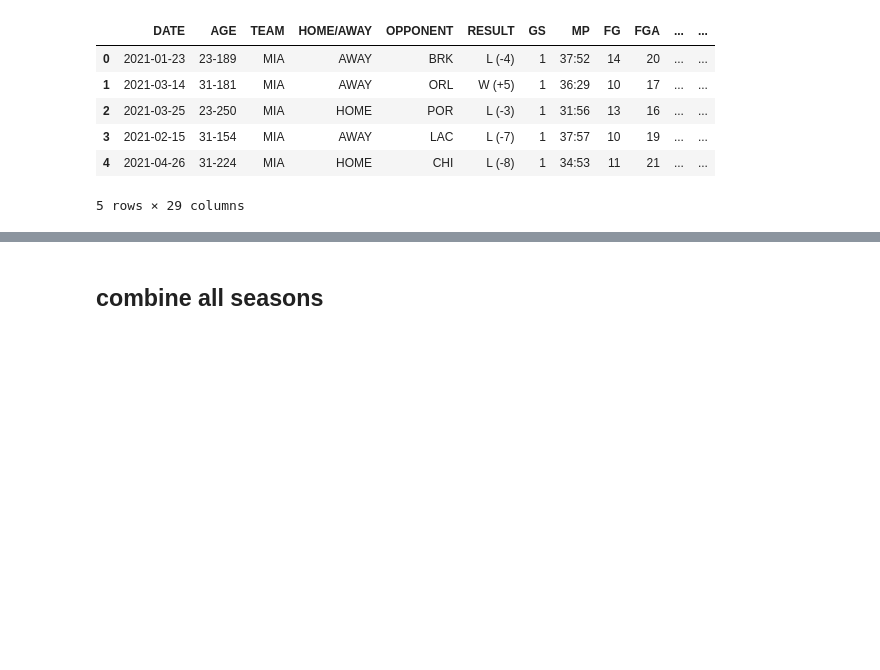
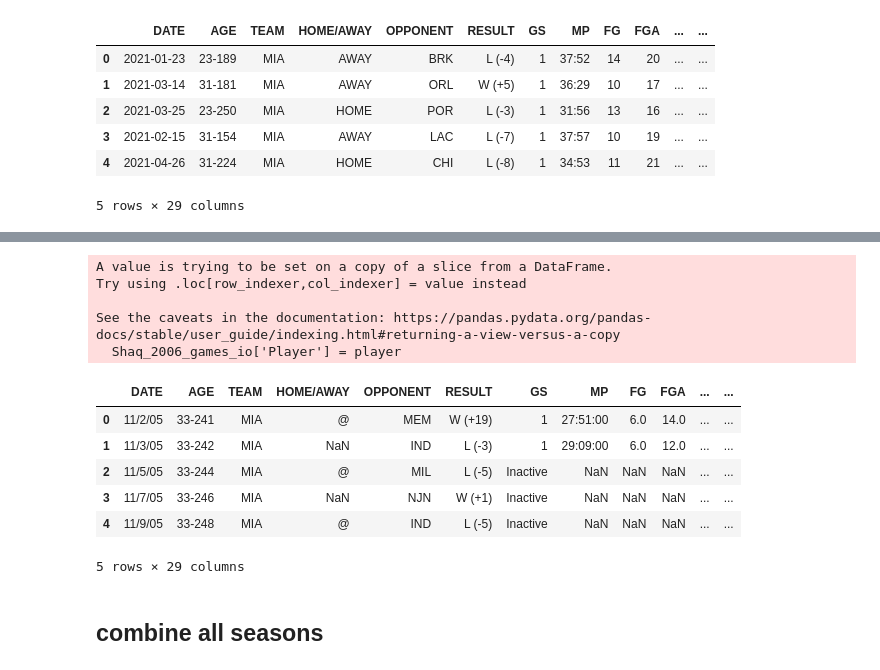
Before and after one commit to bme3412/Python, a Jupyter notebook: Projects/Basketball_reference/MIA_workbook.ipynb, the cells around one changed output, grey strips where cells are left out. Saved outputs shown, nothing was run; the diff lists cells and outputs as text; code cells hidden in the pictures; blank space fills up the shorter version.

```diff
--- a/Projects/Basketball_reference/MIA_workbook.ipynb
+++ b/Projects/Basketball_reference/MIA_workbook.ipynb
@@ -1093,3 +1129,27 @@ Results for Gabe Vincent:
+# %%
+# 2006
+Shaq_2006_games_io = Shaq_2006_games[['Date', 'Age', 'Tm', 'Unnamed: 5', 'Opp', 'Unnamed: 7', 'GS',
+       'MP', 'FG', 'FGA', 'FG%', '3P', '3PA', '3P%', 'FT', 'FTA', 'FT%', 'ORB',
+       'DRB', 'TRB', 'AST', 'STL', 'BLK', 'TOV', 'PF', 'PTS', 'GmSc', '+/-']]
+Shaq_2006_games_io.columns = ['DATE', 'AGE', 'TEAM', 'HOME/AWAY', 'OPPONENT', 'RESULT', 'GS',
+       'MP', 'FG', 'FGA', 'FG%', '3P', '3PA', '3P%', 'FT', 'FTA', 'FT%', 'ORB',
+       'DRB', 'TRB', 'AST', 'STL', 'BLK', 'TOV', 'PF', 'PTS', 'GAME_SCORE', '+/-']
+player = "Shaquille O'Neal"
+Shaq_2006_games_io['Player'] = player
+Shaq_2006_games_io.head()
+# %% [output]
+A value is trying to be set on a copy of a slice from a DataFrame.
+Try using .loc[row_indexer,col_indexer] = value instead
+
+See the caveats in the documentation: https://pandas.pydata.org/pandas-docs/stable/user_guide/indexing.html#returning-a-view-versus-a-copy
+  Shaq_2006_games_io['Player'] = player
+|  | DATE | AGE | TEAM | HOME/AWAY | OPPONENT | RESULT | GS | MP | FG | FGA | ... | ... |
+| 0 | 11/2/05 | 33-241 | MIA | @ | MEM | W (+19) | 1 | 27:51:00 | 6.0 | 14.0 | ... | ... |
+| 1 | 11/3/05 | 33-242 | MIA | NaN | IND | L (-3) | 1 | 29:09:00 | 6.0 | 12.0 | ... | ... |
+| 2 | 11/5/05 | 33-244 | MIA | @ | MIL | L (-5) | Inactive | NaN | NaN | NaN | ... | ... |
+| 3 | 11/7/05 | 33-246 | MIA | NaN | NJN | W (+1) | Inactive | NaN | NaN | NaN | ... | ... |
+| 4 | 11/9/05 | 33-248 | MIA | @ | IND | L (-5) | Inactive | NaN | NaN | NaN | ... | ... |
+5 rows × 29 columns
 # %% [markdown]
 ## combine all seasons
 # %%
```
Also changed, not shown: parts of 6 cells of this notebook.
